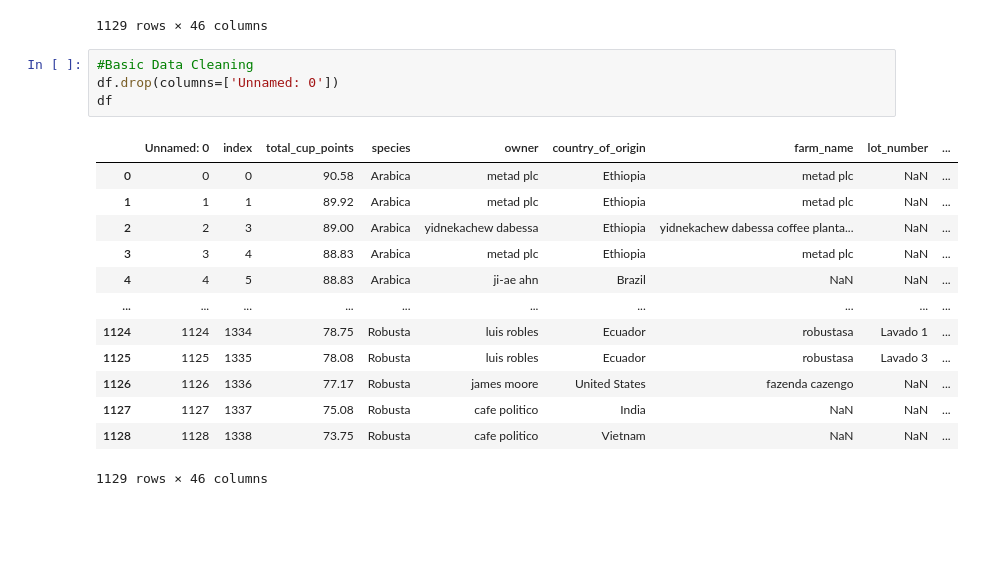
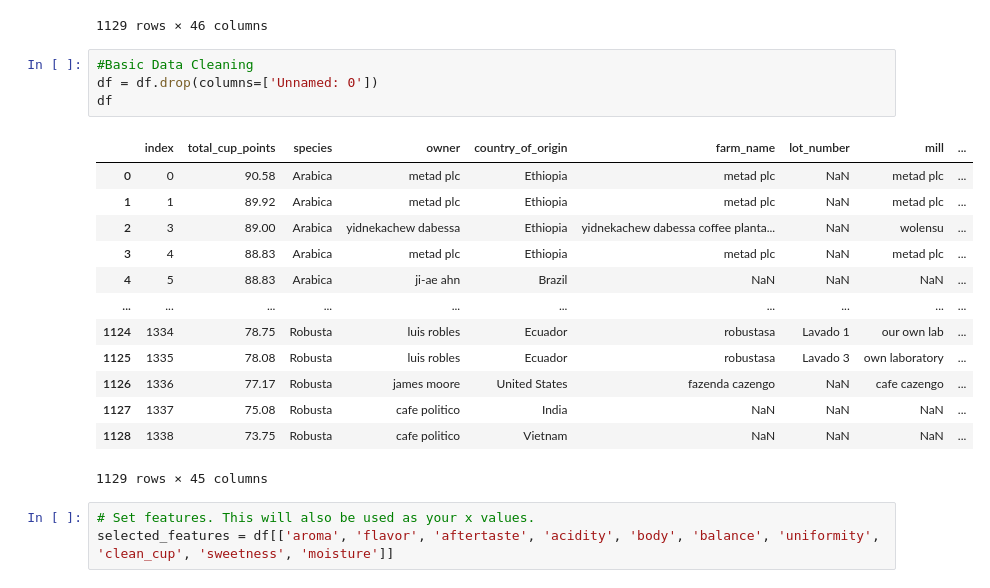
Before and after one commit to lamccart15/Coffee_Ratings, a Jupyter notebook: coffee_RF.ipynb, the cells around one changed output. Saved outputs shown, nothing was run; the diff lists cells and outputs as text; blank space fills up the shorter version.

```diff
--- a/coffee_RF.ipynb
+++ b/coffee_RF.ipynb
@@ -44,19 +44,22 @@ df
 1129 rows × 46 columns
 # %%
 #Basic Data Cleaning
-df.drop(columns=['Unnamed: 0'])
+df = df.drop(columns=['Unnamed: 0'])
 df
 # %% [output]
-|  | Unnamed: 0 | index | total_cup_points | species | owner | country_of_origin | farm_name | lot_number | ... |
-| 0 | 0 | 0 | 90.58 | Arabica | metad plc | Ethiopia | metad plc | NaN | ... |
-| 1 | 1 | 1 | 89.92 | Arabica | metad plc | Ethiopia | metad plc | NaN | ... |
-| 2 | 2 | 3 | 89.00 | Arabica | yidnekachew dabessa | Ethiopia | yidnekachew dabessa coffee planta... | NaN | ... |
-| 3 | 3 | 4 | 88.83 | Arabica | metad plc | Ethiopia | metad plc | NaN | ... |
-| 4 | 4 | 5 | 88.83 | Arabica | ji-ae ahn | Brazil | NaN | NaN | ... |
+|  | index | total_cup_points | species | owner | country_of_origin | farm_name | lot_number | mill | ... |
+| 0 | 0 | 90.58 | Arabica | metad plc | Ethiopia | metad plc | NaN | metad plc | ... |
+| 1 | 1 | 89.92 | Arabica | metad plc | Ethiopia | metad plc | NaN | metad plc | ... |
+| 2 | 3 | 89.00 | Arabica | yidnekachew dabessa | Ethiopia | yidnekachew dabessa coffee planta... | NaN | wolensu | ... |
+| 3 | 4 | 88.83 | Arabica | metad plc | Ethiopia | metad plc | NaN | metad plc | ... |
+| 4 | 5 | 88.83 | Arabica | ji-ae ahn | Brazil | NaN | NaN | NaN | ... |
 | ... | ... | ... | ... | ... | ... | ... | ... | ... | ... |
-| 1124 | 1124 | 1334 | 78.75 | Robusta | luis robles | Ecuador | robustasa | Lavado 1 | ... |
-| 1125 | 1125 | 1335 | 78.08 | Robusta | luis robles | Ecuador | robustasa | Lavado 3 | ... |
-| 1126 | 1126 | 1336 | 77.17 | Robusta | james moore | United States | fazenda cazengo | NaN | ... |
-| 1127 | 1127 | 1337 | 75.08 | Robusta | cafe politico | India | NaN | NaN | ... |
-| 1128 | 1128 | 1338 | 73.75 | Robusta | cafe politico | Vietnam | NaN | NaN | ... |
+| 1124 | 1334 | 78.75 | Robusta | luis robles | Ecuador | robustasa | Lavado 1 | our own lab | ... |
+| 1125 | 1335 | 78.08 | Robusta | luis robles | Ecuador | robustasa | Lavado 3 | own laboratory | ... |
+| 1126 | 1336 | 77.17 | Robusta | james moore | United States | fazenda cazengo | NaN | cafe cazengo | ... |
+| 1127 | 1337 | 75.08 | Robusta | cafe politico | India | NaN | NaN | NaN | ... |
+| 1128 | 1338 | 73.75 | Robusta | cafe politico | Vietnam | NaN | NaN | NaN | ... |
-1129 rows × 46 columns
+1129 rows × 45 columns
+# %%
+# Set features. This will also be used as your x values.
+selected_features = df[['aroma', 'flavor', 'aftertaste', 'acidity', 'body', 'balance', 'uniformity', 'clean_cup', 'sweetness', 'moisture']]
```
Also changed, not shown: parts of 4 cells of this notebook.
